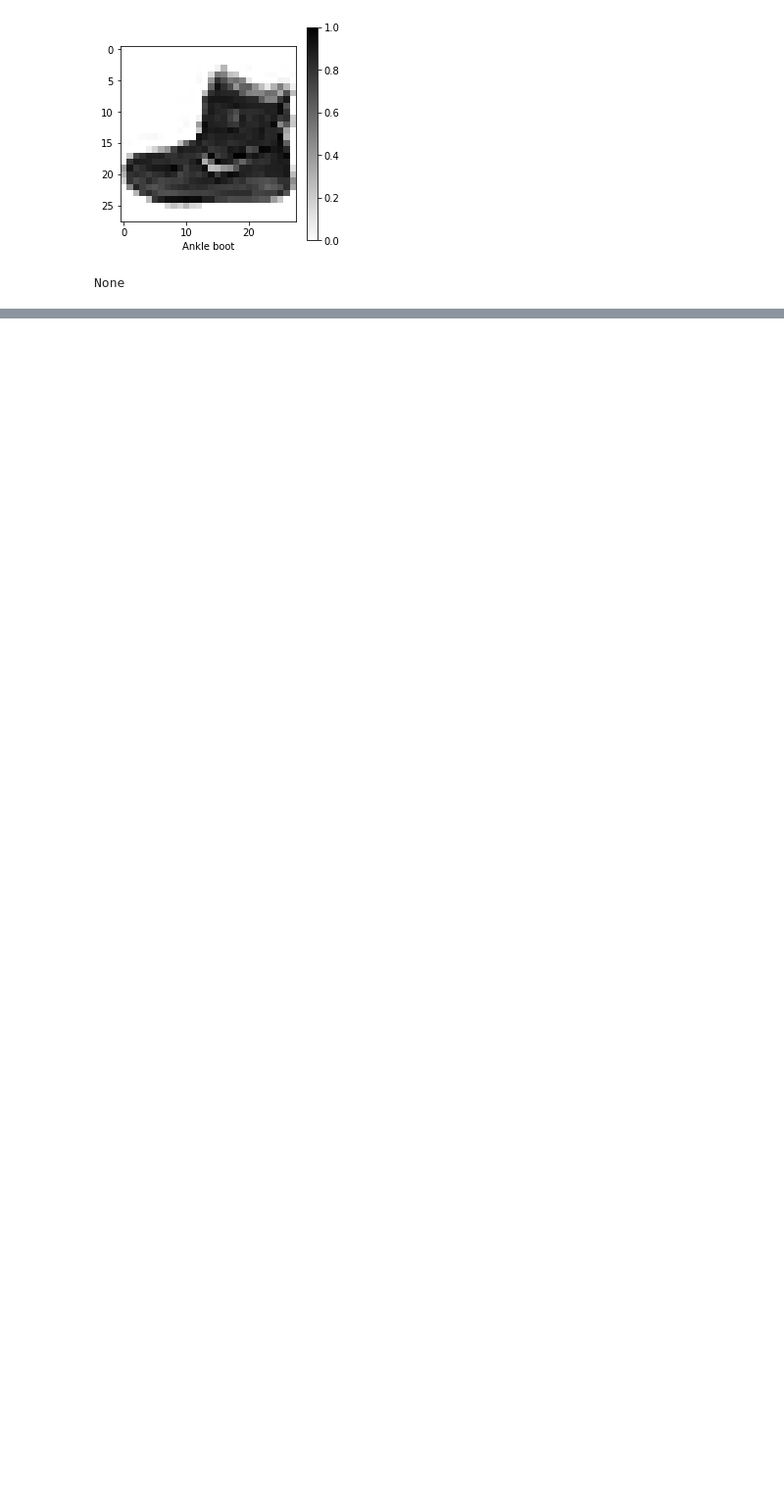
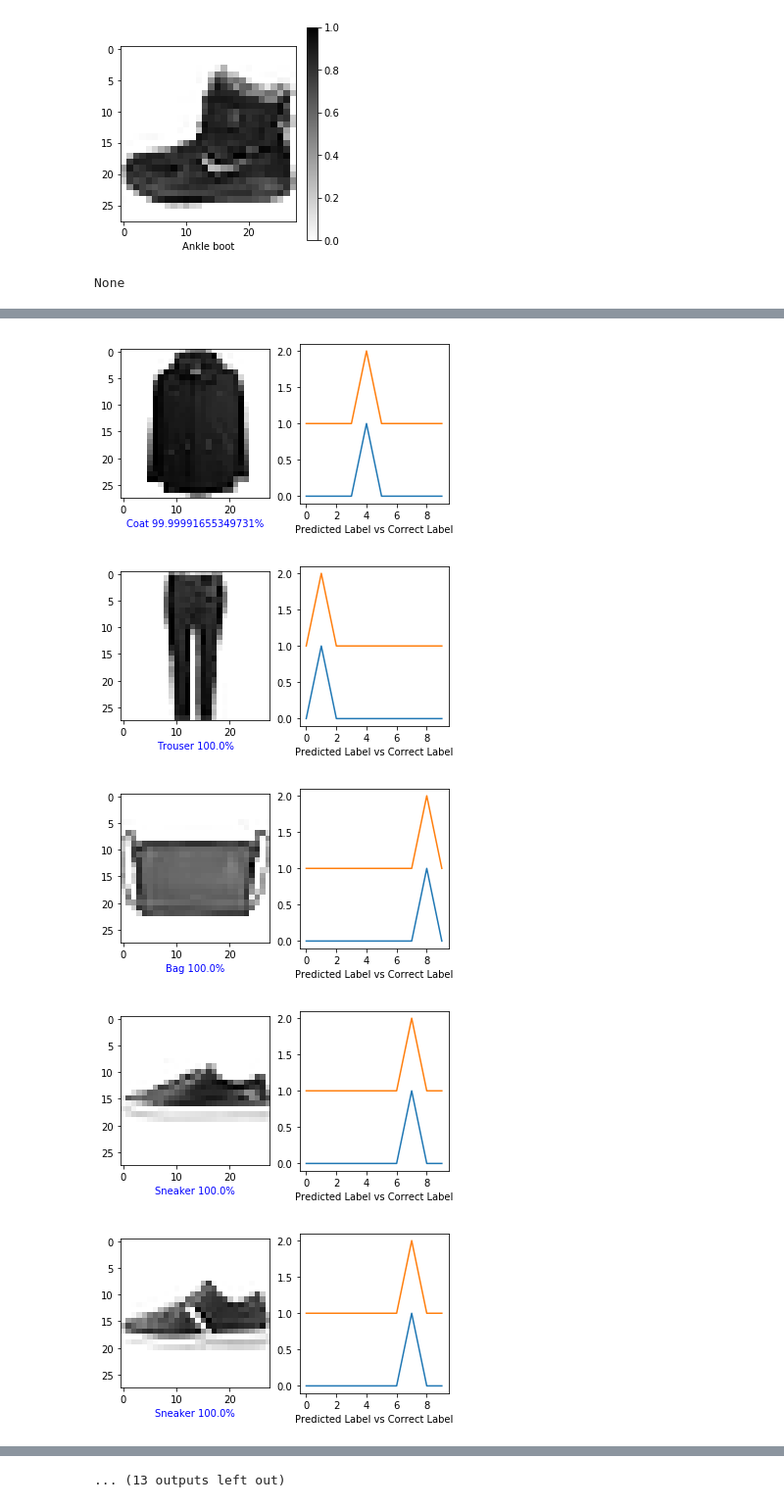
Before and after one commit to F20170604/S4TF-Tutorials, a Jupyter notebook: S4TF_Tutorial_3.ipynb, the cells around one changed output, grey strips where cells are left out. Shown at 98% size. Cells and saved outputs as stored; diff of their text form; code cells hidden in the pictures; blank space fills up the shorter version.

```diff
--- a/S4TF_Tutorial_3.ipynb
+++ b/S4TF_Tutorial_3.ipynb
@@ -255,0 +533,10 @@ Beginning training...
+# %%
+for imgNumber in 0...24 {
+    plotImageStats(i: imgNumber, Image: x, predictionsArray: predictions, correctLabels: y)
+}
+# %% [output]
+[figure, added]
+[figure, added]
+[figure, added]
+[figure, added]
+[figure, added]
@@ -255,0 +550 @@ Beginning training...
+... (13 outputs left out)
```
Also changed, not shown: parts of 53 cells of this notebook.
